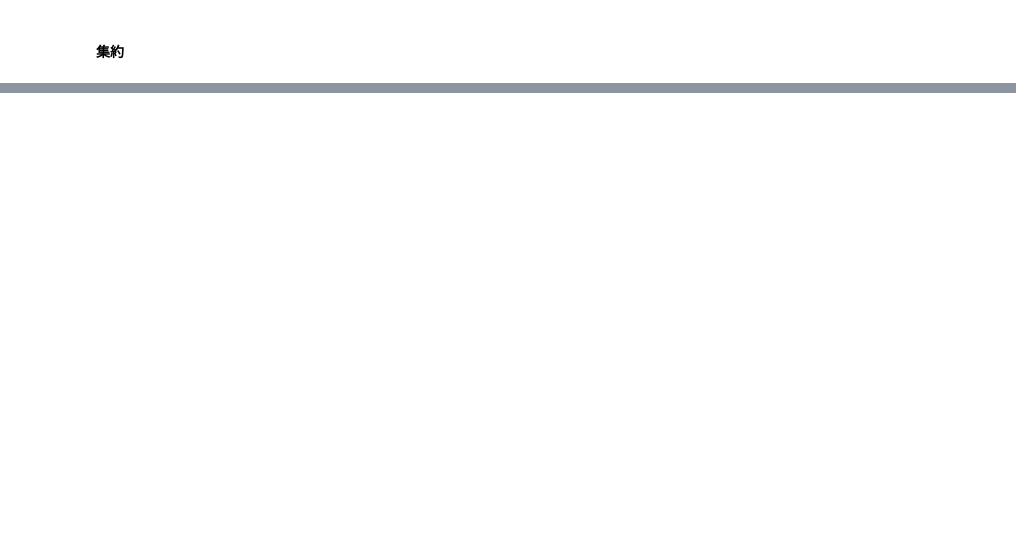
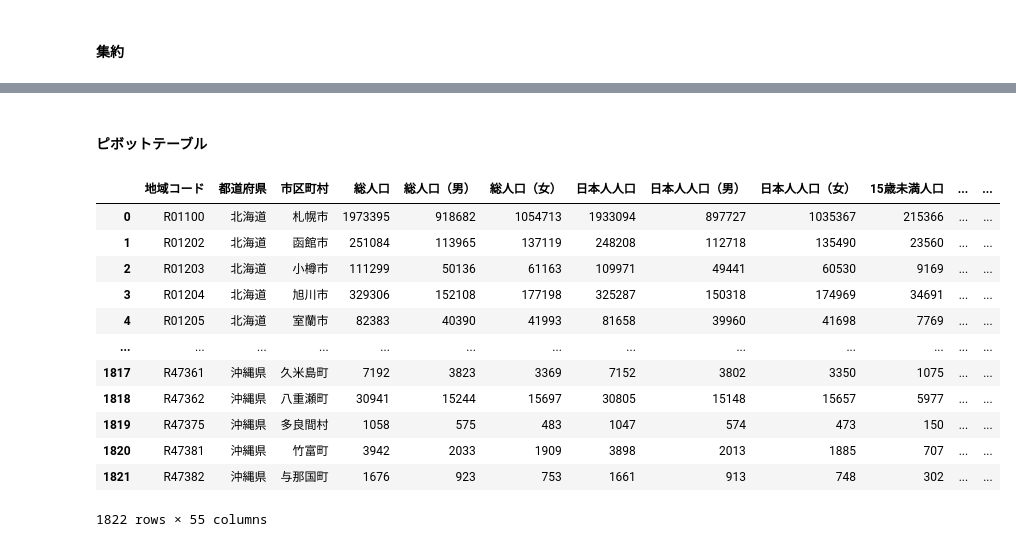
Before and after one commit to TakumiInoue0628/py-ds, a Jupyter notebook: notebook/01-preprocess.ipynb, the cells around one changed output, grey strips where cells are left out. Saved outputs shown, nothing was run; the diff lists cells and outputs as text; code cells hidden in the pictures; blank space fills up the shorter version.

```diff
--- a/notebook/01-preprocess.ipynb
+++ b/notebook/01-preprocess.ipynb
@@ -43,0 +93,18 @@ df_1.head()
+# %%
+### Set the string columns
+string_columns = ['地域コード', '都道府県', '市区町村']
+
+### Copy data-frame
+df1 = df1_raw.copy()
+df2 = df2_raw.copy()
+df3 = df3_raw.copy()
+df4 = df4_raw.copy()
+
+### Convert object to string
+df1[string_columns] = df1[string_columns].astype('string')
+df2[string_columns] = df2[string_columns].astype('string')
+df3[string_columns] = df3[string_columns].astype('string')
+df4[string_columns] = df4[string_columns].astype('string')
+
+### Check the data types
+df1.info()
@@ -53,0 +187,38 @@ df_4 = pd.read_csv(data_path_4, encoding='utf-8')
+# %% [markdown]
+#### ピボットテーブル
+# %%
+### Read data
+data_path_5 = '../data/mensekicho/modified/R1_R5_mencho.csv'
+df5_raw = pd.read_csv(data_path_5, encoding='utf-8')
+
+### Set the string columns
+string_columns = ['市区町村']
+### Copy data-frame
+df5 = df5_raw.copy()
+### Convert object to string
+df5[string_columns] = df5[string_columns].astype('string')
+
+
+### Set unnecessary columns
+drop_columns = ['標準地域コード', '都道府県', '郡･支庁･振興局等']
+### Drop unnecessary columns
+df5_dropped = df5.drop(columns=drop_columns)
+
+### Merge the data-frames
+df2_df5_merged = pd.merge(df2, df5_dropped, on='市区町村')
+# %%
+df2_df5_merged
+# %% [output]
+|  | 地域コード | 都道府県 | 市区町村 | 総人口 | 総人口（男） | 総人口（女） | 日本人人口 | 日本人人口（男） | 日本人人口（女） | 15歳未満人口 | ... | ... |
+| 0 | R01100 | 北海道 | 札幌市 | 1973395 | 918682 | 1054713 | 1933094 | 897727 | 1035367 | 215366 | ... | ... |
+| 1 | R01202 | 北海道 | 函館市 | 251084 | 113965 | 137119 | 248208 | 112718 | 135490 | 23560 | ... | ... |
+| 2 | R01203 | 北海道 | 小樽市 | 111299 | 50136 | 61163 | 109971 | 49441 | 60530 | 9169 | ... | ... |
+| 3 | R01204 | 北海道 | 旭川市 | 329306 | 152108 | 177198 | 325287 | 150318 | 174969 | 34691 | ... | ... |
+| 4 | R01205 | 北海道 | 室蘭市 | 82383 | 40390 | 41993 | 81658 | 39960 | 41698 | 7769 | ... | ... |
+| ... | ... | ... | ... | ... | ... | ... | ... | ... | ... | ... | ... | ... |
+| 1817 | R47361 | 沖縄県 | 久米島町 | 7192 | 3823 | 3369 | 7152 | 3802 | 3350 | 1075 | ... | ... |
+| 1818 | R47362 | 沖縄県 | 八重瀬町 | 30941 | 15244 | 15697 | 30805 | 15148 | 15657 | 5977 | ... | ... |
+| 1819 | R47375 | 沖縄県 | 多良間村 | 1058 | 575 | 483 | 1047 | 574 | 473 | 150 | ... | ... |
+| 1820 | R47381 | 沖縄県 | 竹富町 | 3942 | 2033 | 1909 | 3898 | 2013 | 1885 | 707 | ... | ... |
+| 1821 | R47382 | 沖縄県 | 与那国町 | 1676 | 923 | 753 | 1661 | 913 | 748 | 302 | ... | ... |
+1822 rows × 55 columns
```
Also changed, not shown: parts of 18 cells of this notebook.
